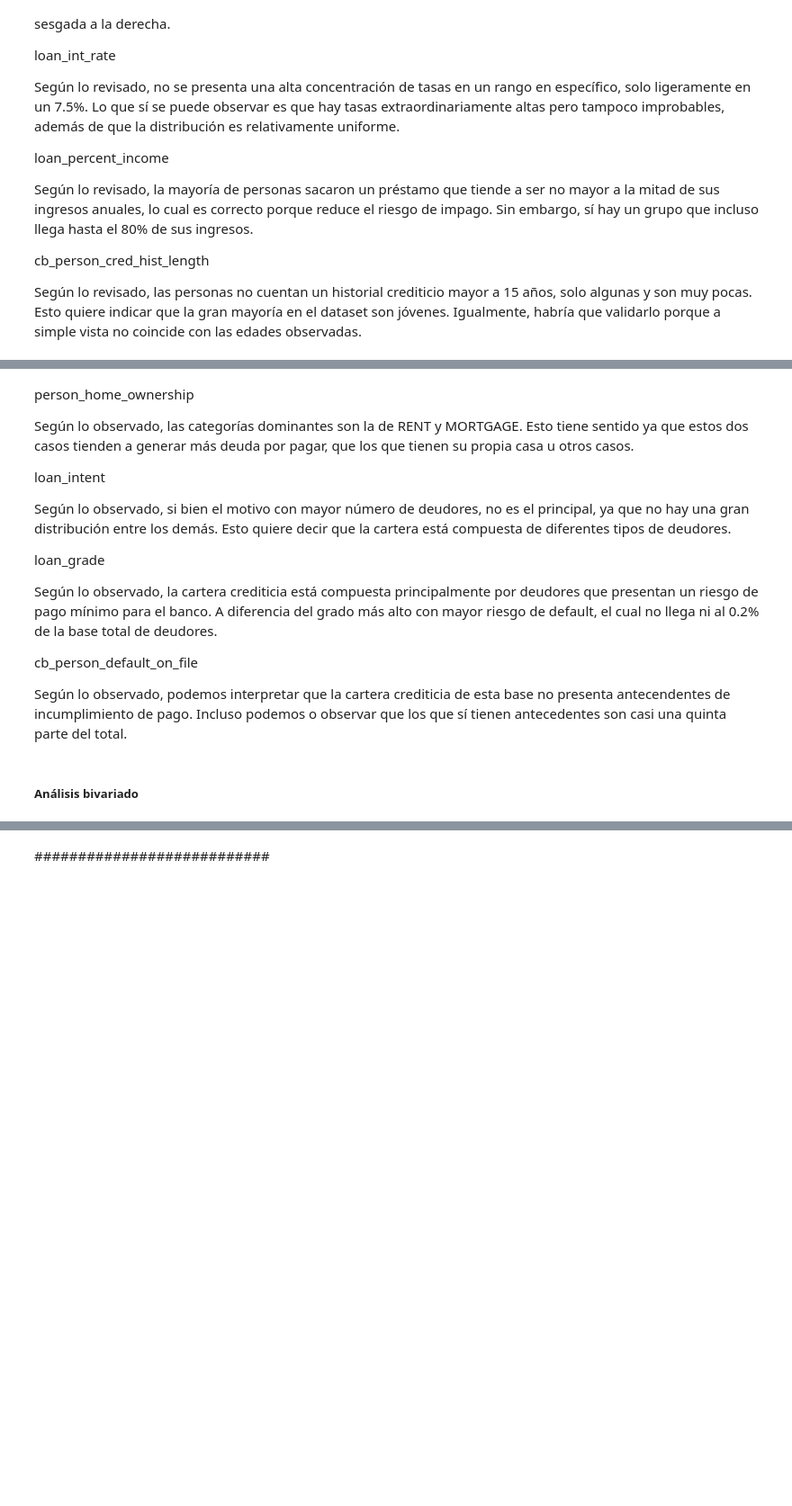
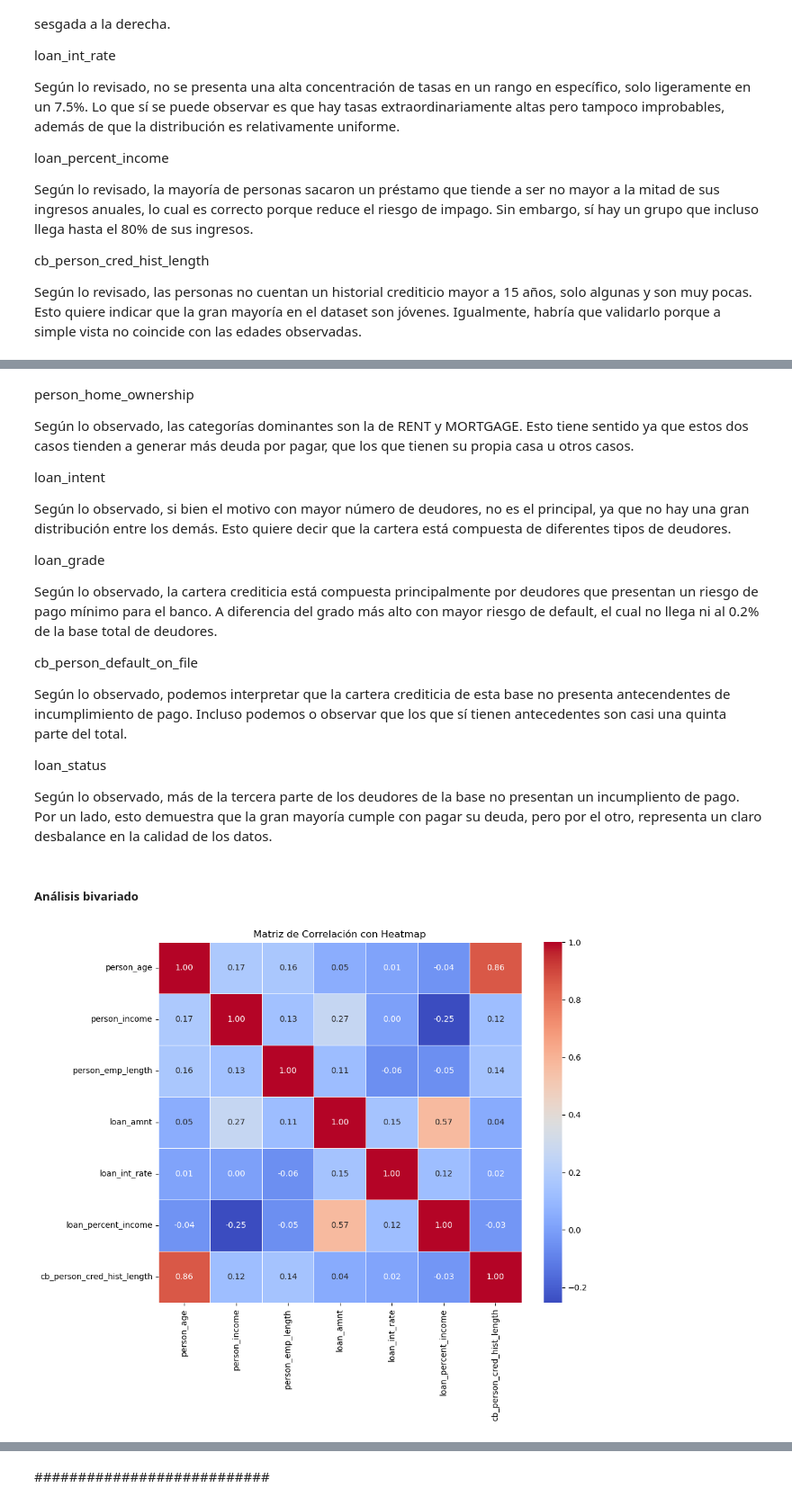
Before and after one commit to luisrr01/Credit-Risk-Analysis, a Jupyter notebook: notebooks/01_eda.ipynb, the cells around one changed output, grey strips where cells are left out. Shown at 90% size. Drawn from its saved outputs; the diff is of its cells as text; code cells hidden in the pictures; blank space fills up the shorter version.

```diff
--- a/notebooks/01_eda.ipynb
+++ b/notebooks/01_eda.ipynb
@@ -219,7 +228,18 @@ Según lo observado, la cartera crediticia está compuesta principalmente por de
 cb_person_default_on_file
 
 Según lo observado, podemos interpretar que la cartera crediticia de esta base no presenta antecendentes de incumplimiento de pago. Incluso podemos o observar que los que sí tienen antecedentes son casi una quinta parte del total.
+
+loan_status
+
+Según lo observado, más de la tercera parte de los deudores de la base no presentan un incumpliento de pago. Por un lado, esto demuestra que la gran mayoría cumple con pagar su deuda, pero por el otro, representa un claro desbalance en la calidad de los datos.
 # %% [markdown]
 ##### Análisis bivariado
 # %%
 # Numérica vs Numérica
+matriz_corr = df_numerical.corr()
+plt.figure(figsize=(10, 8))
+sns.heatmap(matriz_corr, annot=True, cmap='coolwarm', fmt=".2f", linewidths=0.5)
+plt.title("Matriz de Correlación con Heatmap")
+plt.show()
+# %% [output]
+[figure, added]
```
Also changed, not shown: parts of 4 cells of this notebook, 1 other file.
